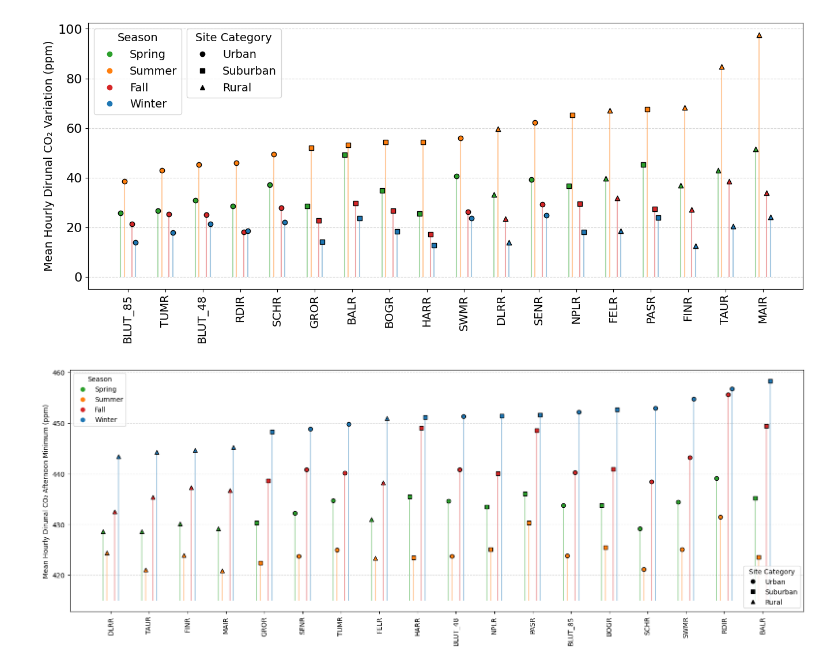
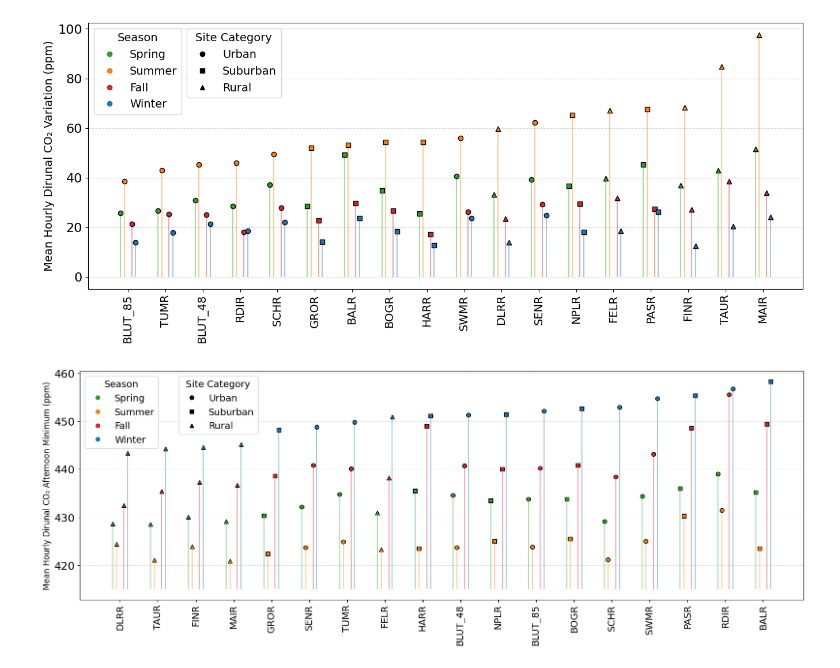
Before and after one commit to tum-esm/ACROPOLIS-data-processing, a Jupyter notebook: notebooks/temporal_patterns/seasonal_variation.ipynb, the cells around one changed output. Drawn from its saved outputs; the diff is of its cells as text; code cells hidden in the pictures.

```diff
--- a/notebooks/temporal_patterns/seasonal_variation.ipynb
+++ b/notebooks/temporal_patterns/seasonal_variation.ipynb
@@ -285,7 +285,7 @@ offsets = {
     "winter":  0.2
 }
 
-# Create site → index mapping
+# Create site and index mapping
 site_index_df = pl.DataFrame({
     "site": sites_order,
     "site_index": list(range(len(sites_order)))
@@ -345,35 +345,37 @@ season_handles = [
     mlines.Line2D([], [], color=season_colors[s], marker="o", linestyle="None", label=s.capitalize())
     for s in season_order
 ]
 
 ax = plt.gca()
 handles, labels = ax.get_legend_handles_labels()
 
 # Remove duplicate labels and keep the first occurrence
 unique = {}
 for h, l in zip(handles, labels):
     if l not in unique:
         unique[l] = h
 
-leg1 = ax.legend(handles=season_handles, title="Season", loc="upper left")
+leg1 = ax.legend(handles=season_handles, title="Season", loc="upper left", fontsize=14, title_fontsize=14)
 
 # Create legend handles for site categories
 marker_handles = [
     mlines.Line2D([], [], color="black", marker="o", linestyle="None", label="Urban"),
         mlines.Line2D([], [], color="black", marker="s", linestyle="None", label="Suburban"),
     mlines.Line2D([], [], color="black", marker="^", linestyle="None", label="Rural"),
 ]
-leg2 = ax.legend(handles=marker_handles, title="Site Category", loc="lower right")
+leg2 = ax.legend(handles=marker_handles, title="Site Category", loc="upper left", fontsize=14, title_fontsize=14, bbox_to_anchor=(0.13, 1))
 ax.add_artist(leg1)
 
 plt.xticks(
     ticks=np.arange(len(sites_order)),
     labels=sites_order,
-    rotation=90
+    rotation=90,
+    fontsize=14
 )
-plt.ylabel("Mean Hourly Dirunal CO₂ Afternoon Minimum (ppm)")
+plt.ylabel("Mean Hourly Dirunal CO₂ Afternoon Minimum (ppm)", fontsize=12)
+ax.tick_params(axis='y', labelsize=16)
 plt.grid(axis="y", linestyle="--", alpha=0.5)
 plt.tight_layout()
 plt.show()
 # %% [output]
-[figure, old version]
+[figure, new version]
```
Also changed, not shown: parts of 2 cells of this notebook, 2 other files.
